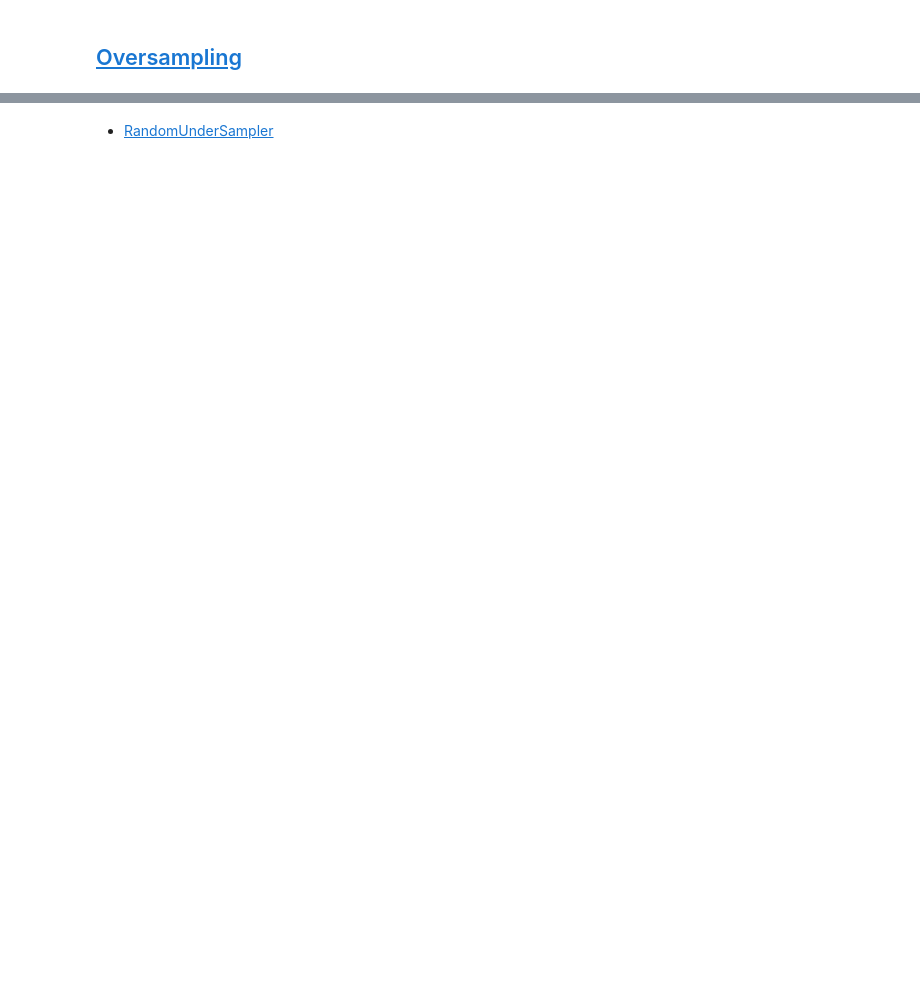
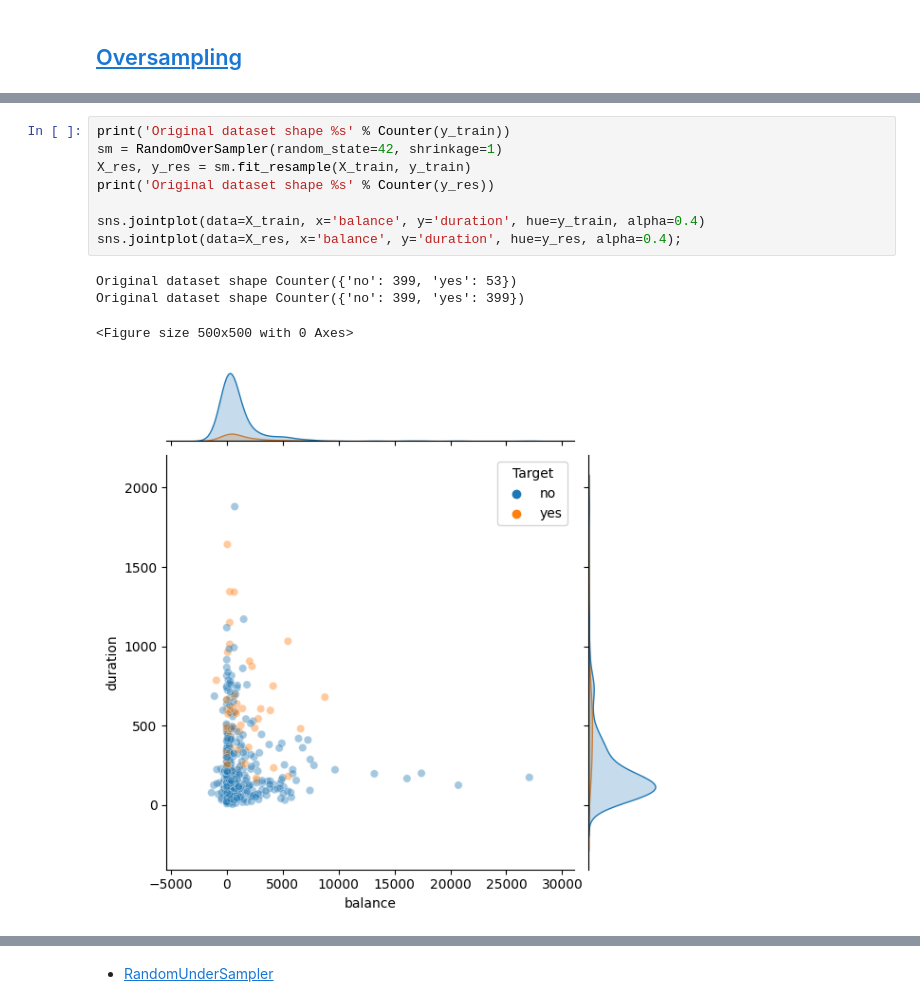
Before and after one commit to patriciacatandi/Lets_Code_DS_Degree_Alunos_ML, a Jupyter notebook: Módulo 9 - Machine Learning I/2_Tratamento_dados/BO nos dados - Classes desbalanceadas.ipynb, the cells around one changed output, grey strips where cells are left out. Cells and saved outputs as stored; diff of their text form; blank space fills up the shorter version.

```diff
--- a/Módulo 9 - Machine Learning I/2_Tratamento_dados/BO nos dados - Classes desbalanceadas.ipynb
+++ b/Módulo 9 - Machine Learning I/2_Tratamento_dados/BO nos dados - Classes desbalanceadas.ipynb
@@ -94,0 +122,13 @@ Se repetir os dados é um problema podemos utilizar o parâmetro de `shrinkage`
+# %%
+print('Original dataset shape %s' % Counter(y_train))
+sm = RandomOverSampler(random_state=42, shrinkage=1)
+X_res, y_res = sm.fit_resample(X_train, y_train)
+print('Original dataset shape %s' % Counter(y_res))
+
+sns.jointplot(data=X_train, x='balance', y='duration', hue=y_train, alpha=0.4)
+sns.jointplot(data=X_res, x='balance', y='duration', hue=y_res, alpha=0.4);
+# %% [output]
+Original dataset shape Counter({'no': 399, 'yes': 53})
+Original dataset shape Counter({'no': 399, 'yes': 399})
+<Figure size 500x500 with 0 Axes>
+[figure, added]
```
Also changed, not shown: parts of 15 cells of this notebook, 38 other files.
